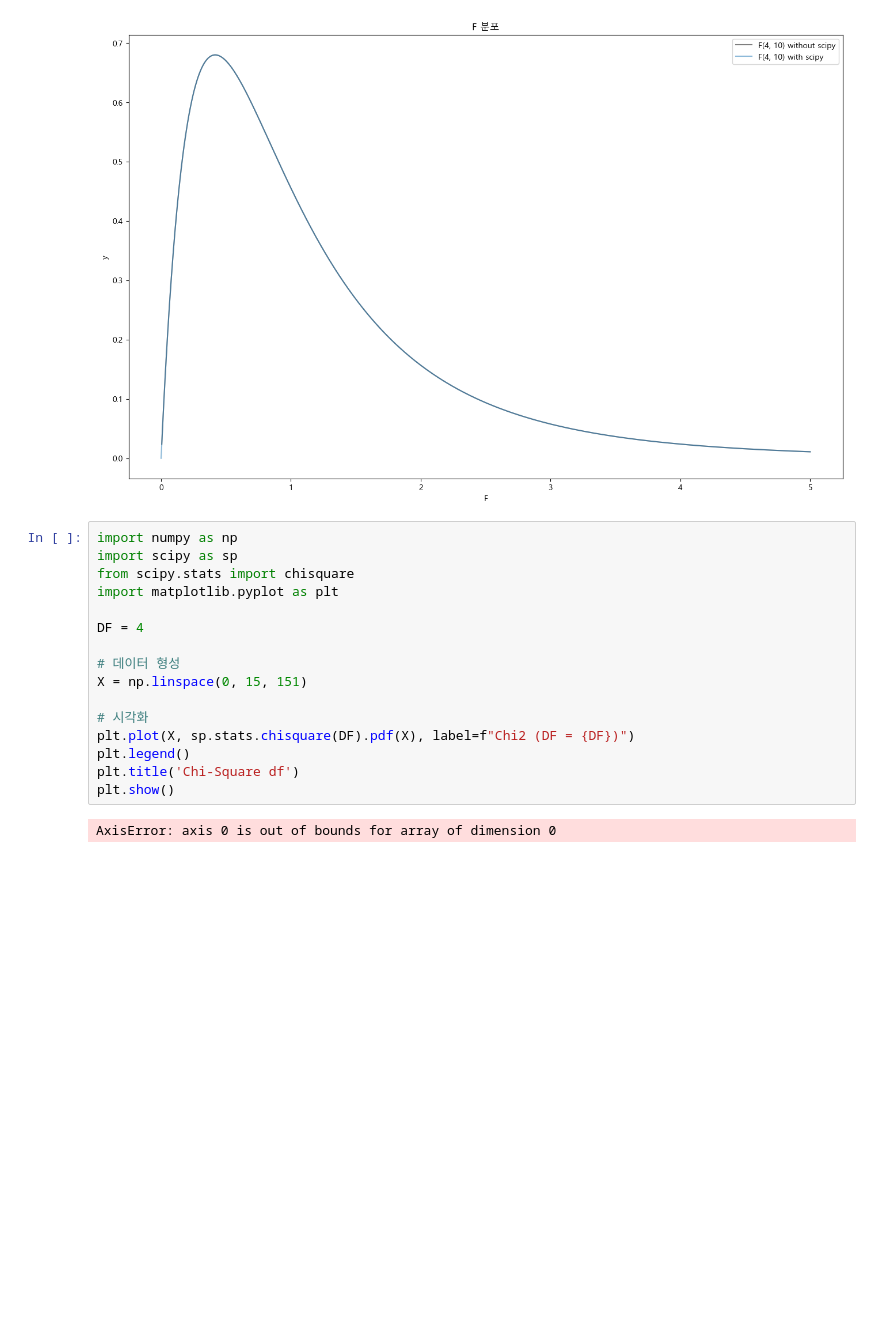
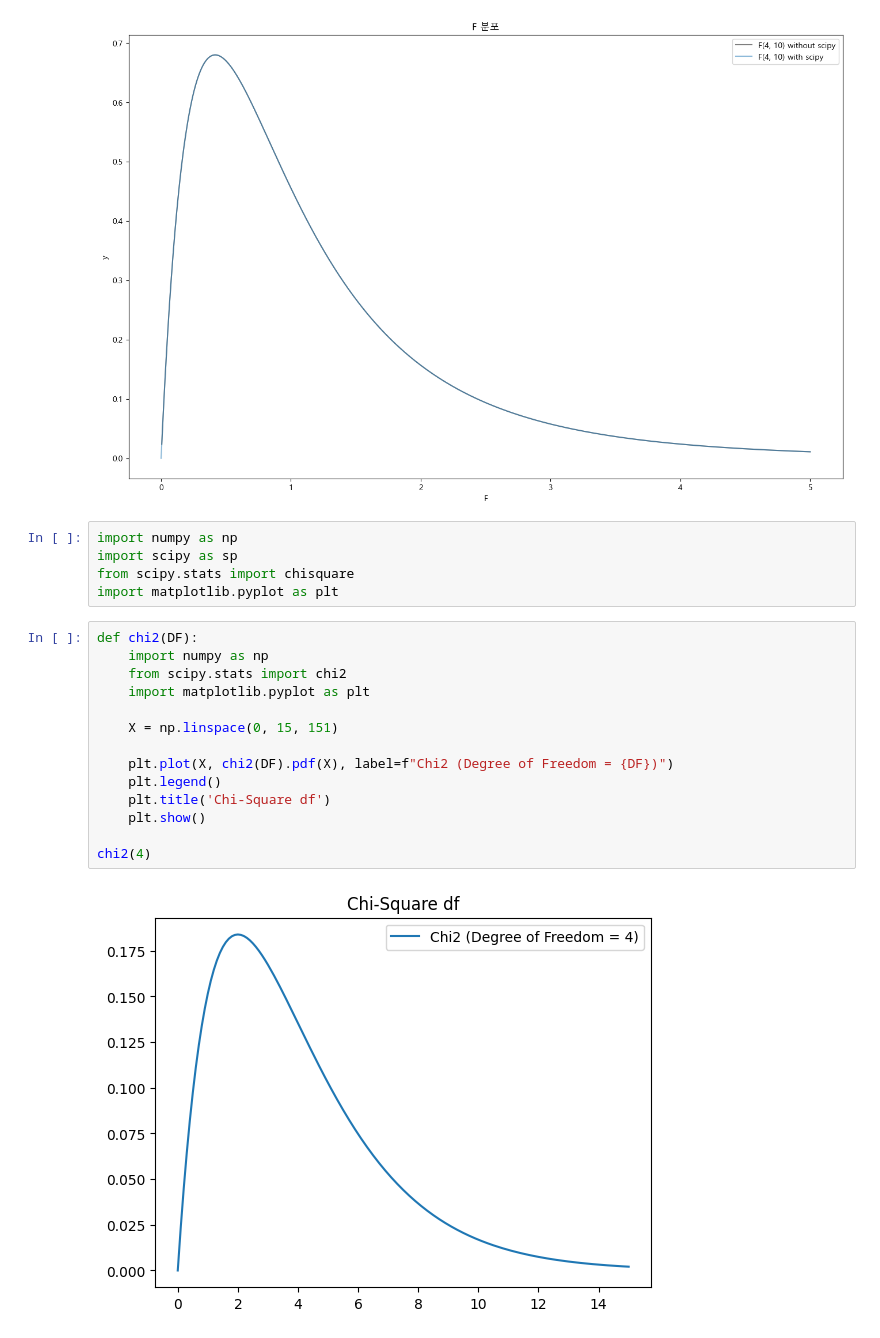
Before and after one commit to ZiNoBae/Practice_ubion, a Jupyter notebook: zino_drill/fin_stats_03_distribution.ipynb, the cells around one changed output. Saved outputs shown, nothing was run; the diff lists cells and outputs as text; blank space fills up the shorter version.

```diff
--- a/zino_drill/fin_stats_03_distribution.ipynb
+++ b/zino_drill/fin_stats_03_distribution.ipynb
@@ -446,21 +446,24 @@ plt.legend()
 plt.show()
 # %% [output]
 [figure]
+# %%
+import numpy as np
+import scipy as sp
+from scipy.stats import chisquare
+import matplotlib.pyplot as plt
 # %%
-import numpy as np
-import scipy as sp
-from scipy.stats import chisquare
-import matplotlib.pyplot as plt
+def chi2(DF):
+    import numpy as np
+    from scipy.stats import chi2
+    import matplotlib.pyplot as plt
 
-DF = 4
+    X = np.linspace(0, 15, 151)
 
-# 데이터 형성
-X = np.linspace(0, 15, 151)
+    plt.plot(X, chi2(DF).pdf(X), label=f"Chi2 (Degree of Freedom = {DF})")
+    plt.legend()
+    plt.title('Chi-Square df')
+    plt.show()
 
-# 시각화
-plt.plot(X, sp.stats.chisquare(DF).pdf(X), label=f"Chi2 (DF = {DF})")
-plt.legend()
-plt.title('Chi-Square df')
-plt.show()
+chi2(4)
 # %% [output]
-AxisError: axis 0 is out of bounds for array of dimension 0
+[figure, added]
```
